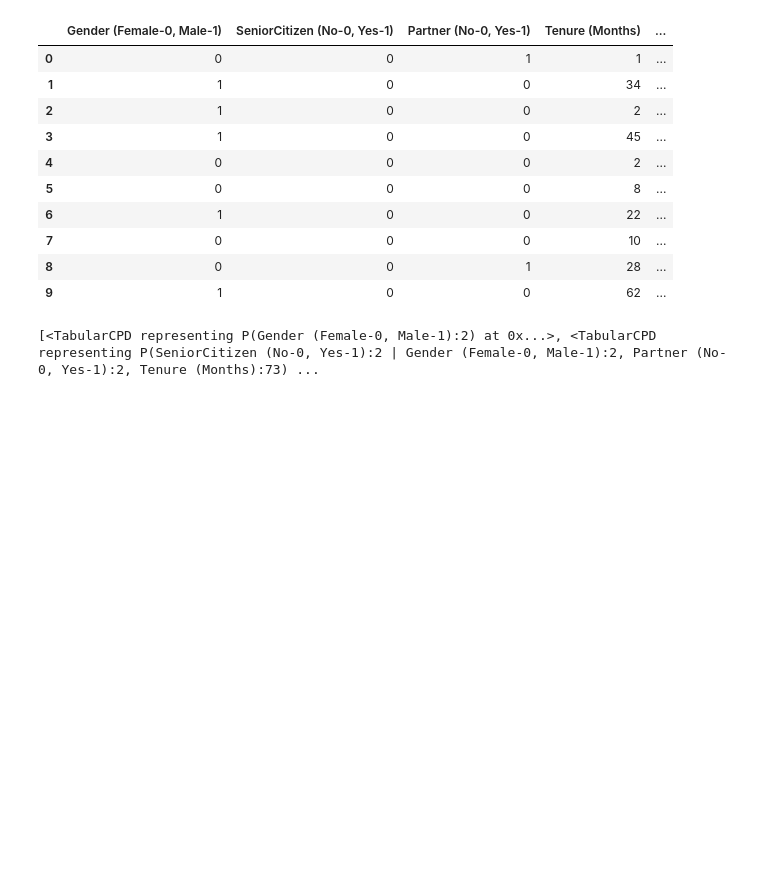
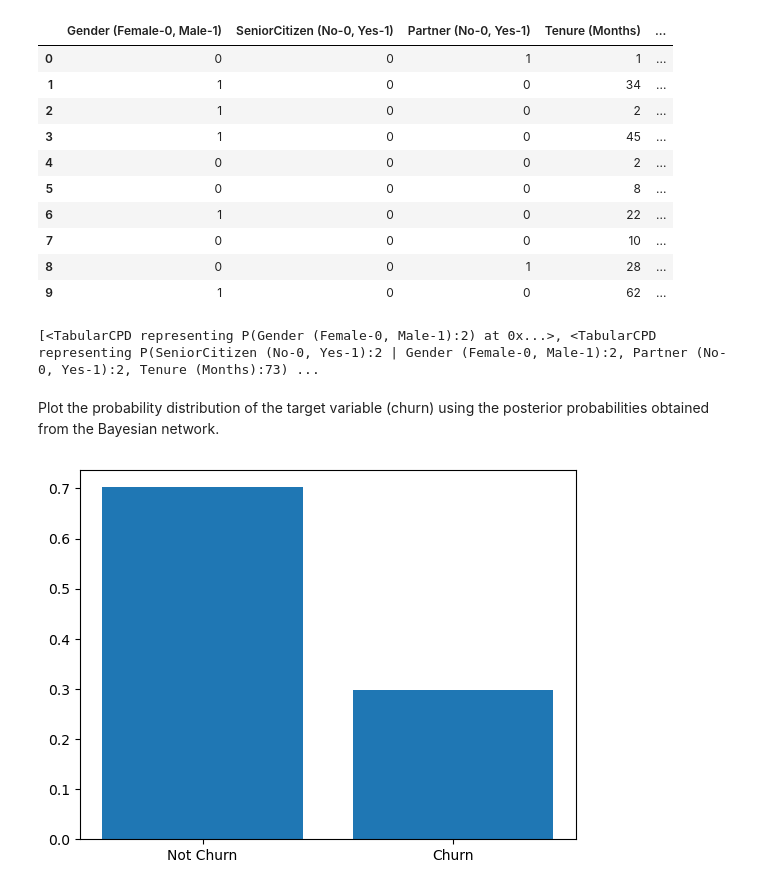
Before and after one commit to rickashb/BigDataAnalytics, a Jupyter notebook: bigdproject.ipynb, the cells around one changed output. Drawn from its saved outputs; the diff is of its cells as text; code cells hidden in the pictures; blank space fills up the shorter version.

Commit message:
performed posterior probability on baysian network

```diff
--- a/bigdproject.ipynb
+++ b/bigdproject.ipynb
@@ -255,3 +231,24 @@ model.fit(df, estimator=BayesianEstimator, prior_type='BDeu', equivalent_sample_
 print(model.get_cpds())
 # %% [output]
 [<TabularCPD representing P(Gender (Female-0, Male-1):2) at 0x...>, <TabularCPD representing P(SeniorCitizen (No-0, Yes-1):2 | Gender (Female-0, Male-1):2, Partner (No-0, Yes-1):2, Tenure (Months):73) ...
+# %% [markdown]
+Plot the probability distribution of the target variable (churn) using the posterior probabilities obtained from the Bayesian network.
+# %%
+# import the VariableElimination class
+from pgmpy.inference import VariableElimination
+
+# create a variable elimination object for the model
+infer = VariableElimination(model)
+
+# get the posterior probabilities for churn
+posterior_churn = infer.query(variables=['Churn (No-0, Yes-1)'], evidence=None)
+
+# extract the probability of churn being true and false
+p_churn = posterior_churn.values[1]
+p_not_churn = posterior_churn.values[0]
+
+# plot the probability distribution
+plt.bar([0, 1], [p_not_churn, p_churn], tick_label=["Not Churn", "Churn"])
+plt.show()
+# %% [output]
+[figure, added]
```
Also changed, not shown: parts of 5 cells of this notebook.
